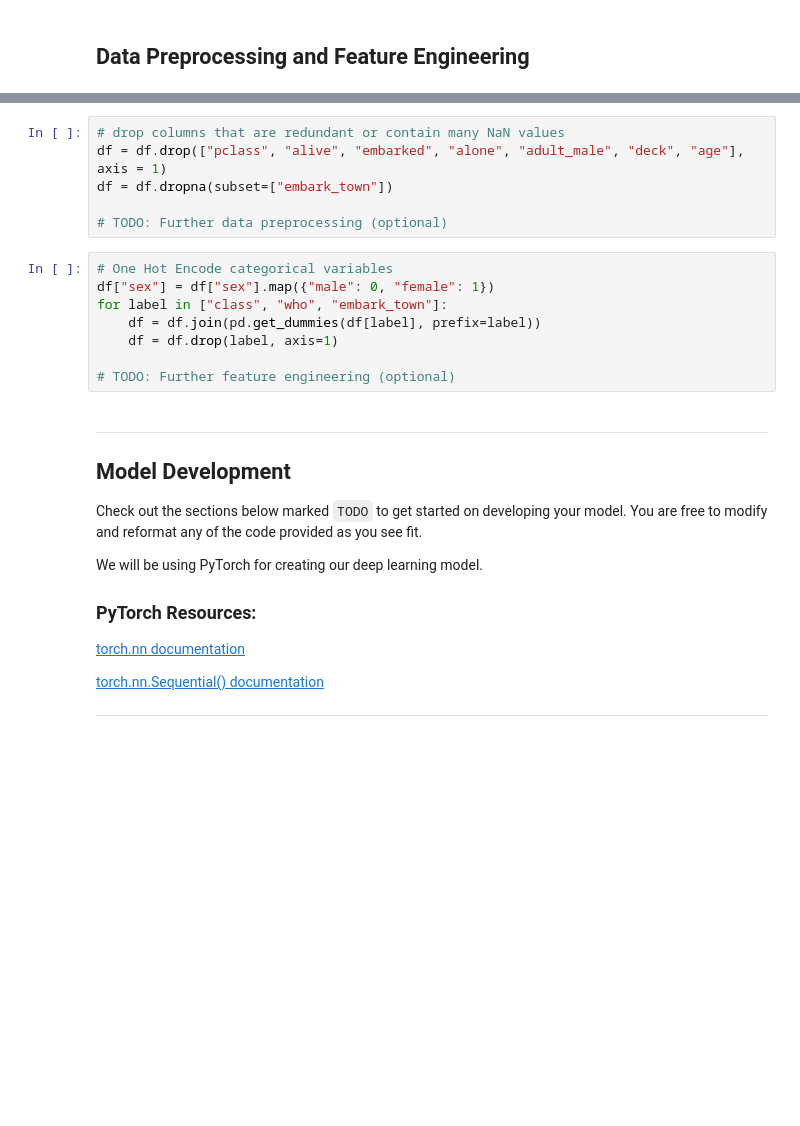
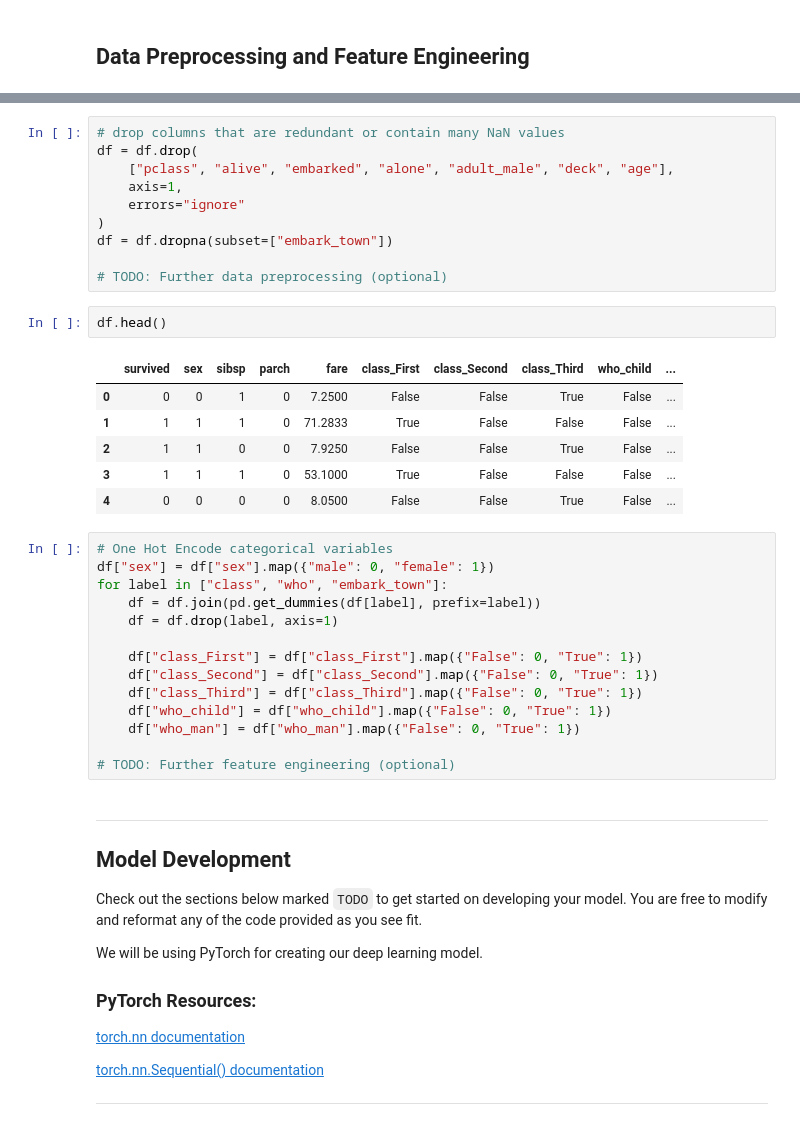
Before and after one commit to rosaha-hash/MDST-Onboarding, a Jupyter notebook: Optional-Challenges/DL/titanic.ipynb, the cells around one changed output, grey strips where cells are left out. Saved outputs shown, nothing was run; the diff lists cells and outputs as text; blank space fills up the shorter version.

```diff
--- a/Optional-Challenges/DL/titanic.ipynb
+++ b/Optional-Challenges/DL/titanic.ipynb
@@ -109,9 +130,22 @@ df.isna().sum()
 # %%
 # drop columns that are redundant or contain many NaN values
-df = df.drop(["pclass", "alive", "embarked", "alone", "adult_male", "deck", "age"], axis = 1)
+df = df.drop(
+    ["pclass", "alive", "embarked", "alone", "adult_male", "deck", "age"],
+    axis=1,
+    errors="ignore"
+)
 df = df.dropna(subset=["embark_town"])
 
 # TODO: Further data preprocessing (optional)
+# %%
+df.head()
+# %% [output]
+|  | survived | sex | sibsp | parch | fare | class_First | class_Second | class_Third | who_child | ... |
+| 0 | 0 | 0 | 1 | 0 | 7.2500 | False | False | True | False | ... |
+| 1 | 1 | 1 | 1 | 0 | 71.2833 | True | False | False | False | ... |
+| 2 | 1 | 1 | 0 | 0 | 7.9250 | False | False | True | False | ... |
+| 3 | 1 | 1 | 1 | 0 | 53.1000 | True | False | False | False | ... |
+| 4 | 0 | 0 | 0 | 0 | 8.0500 | False | False | True | False | ... |
 # %%
 # One Hot Encode categorical variables
 df["sex"] = df["sex"].map({"male": 0, "female": 1})
@@ -119,6 +153,12 @@ for label in ["class", "who", "embark_town"]:
     df = df.join(pd.get_dummies(df[label], prefix=label))
     df = df.drop(label, axis=1)
 
+    df["class_First"] = df["class_First"].map({"False": 0, "True": 1})
+    df["class_Second"] = df["class_Second"].map({"False": 0, "True": 1})
+    df["class_Third"] = df["class_Third"].map({"False": 0, "True": 1})
+    df["who_child"] = df["who_child"].map({"False": 0, "True": 1})
+    df["who_man"] = df["who_man"].map({"False": 0, "True": 1})
+
 # TODO: Further feature engineering (optional)
 # %% [markdown]
 ---
```
Also changed, not shown: parts of 6 cells of this notebook, 2 other files.
